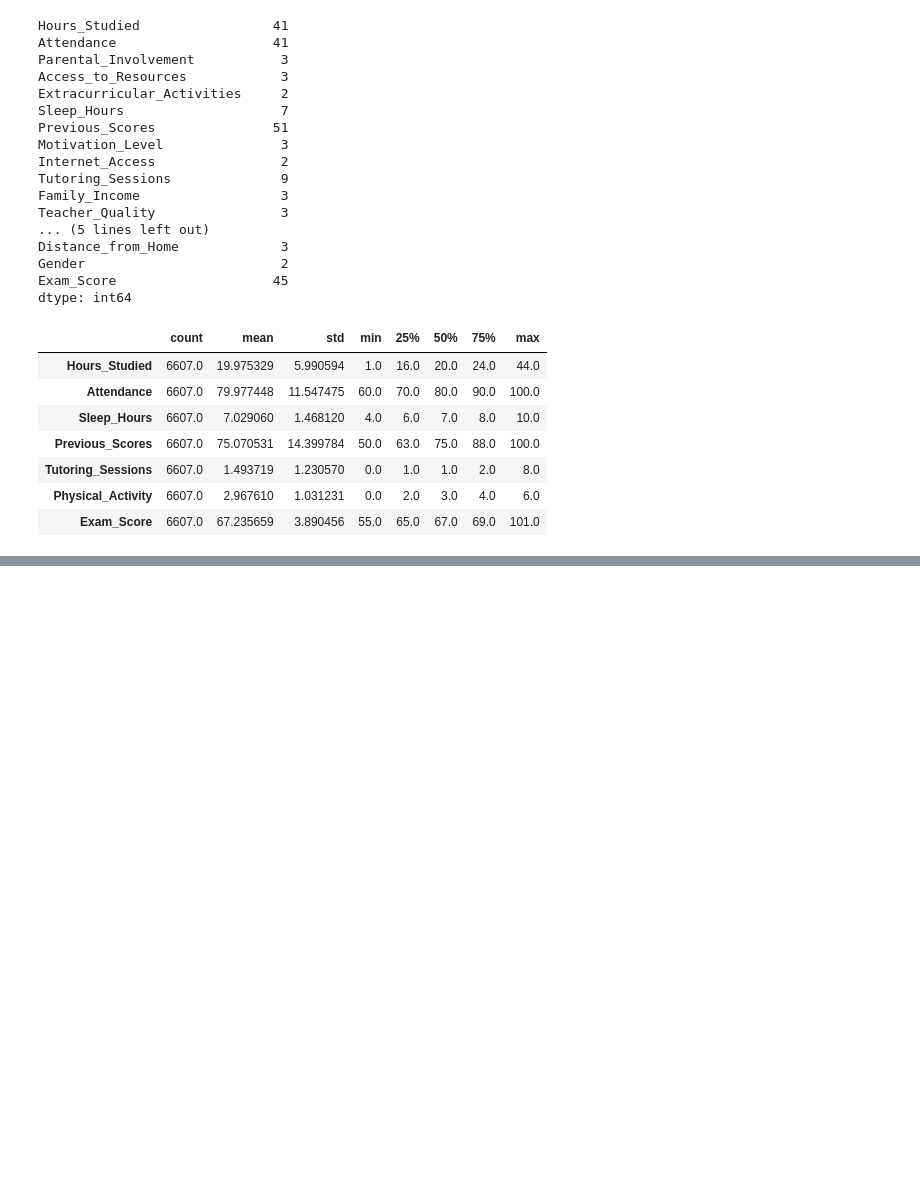
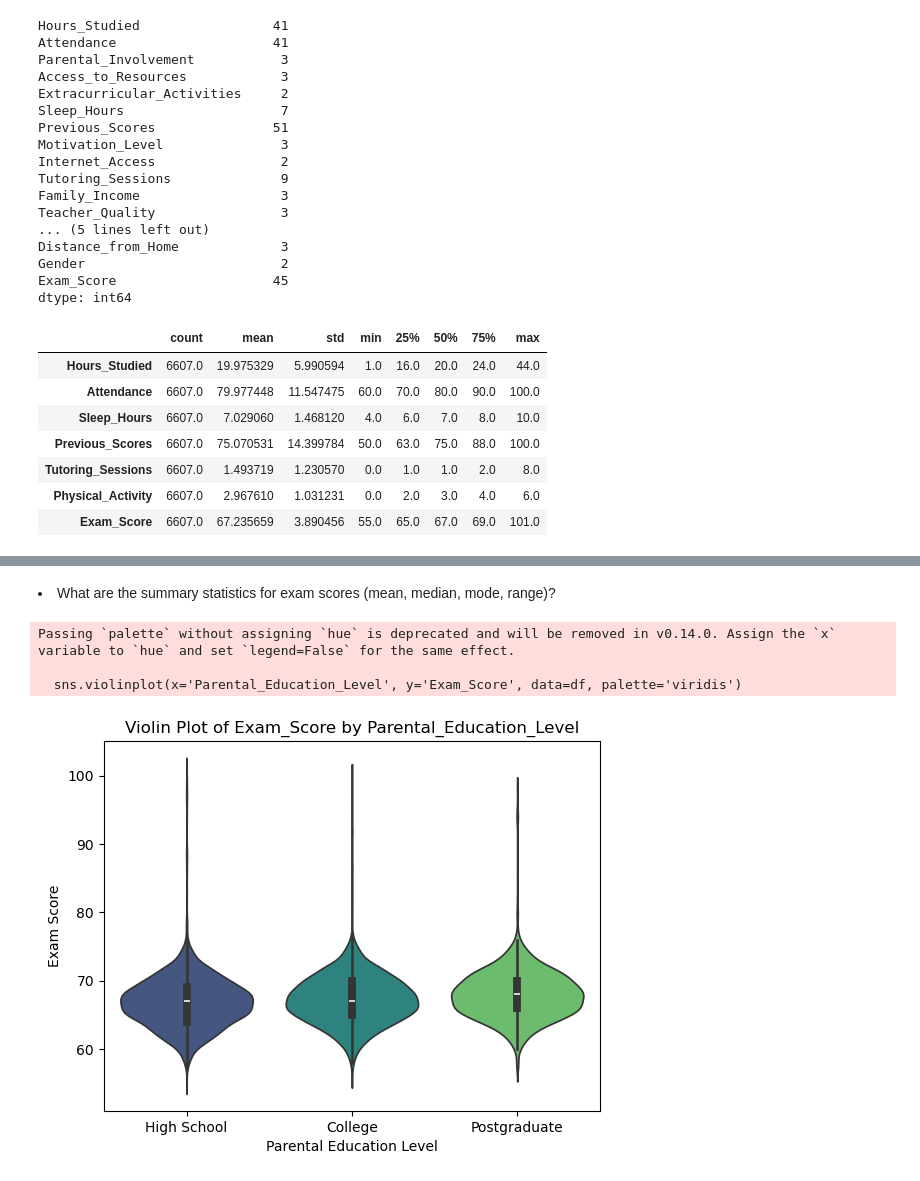
Before and after one commit to ThomasShikalepo/Data-Analysis, a Jupyter notebook: StudentPeromanceFactors.ipynb, the cells around one changed output, grey strips where cells are left out. Cells and saved outputs as stored; diff of their text form; code cells hidden in the pictures; blank space fills up the shorter version.

```diff
--- a/StudentPeromanceFactors.ipynb
+++ b/StudentPeromanceFactors.ipynb
@@ -91,0 +123,14 @@ df.describe().T
+# %% [markdown]
+<li>	What are the summary statistics for exam scores (mean, median, mode, range)?
+# %%
+#plt.figure(figsize=(10, 6))
+sns.violinplot(x='Parental_Education_Level', y='Exam_Score', data=df, palette='viridis')
+plt.title('Violin Plot of Exam_Score by Parental_Education_Level')
+plt.xlabel('Parental Education Level')
+plt.ylabel('Exam Score')
+plt.show()
+# %% [output]
+Passing `palette` without assigning `hue` is deprecated and will be removed in v0.14.0. Assign the `x` variable to `hue` and set `legend=False` for the same effect.
+
+  sns.violinplot(x='Parental_Education_Level', y='Exam_Score', data=df, palette='viridis')
+[figure, added]
```
Also changed, not shown: parts of 10 cells of this notebook.
